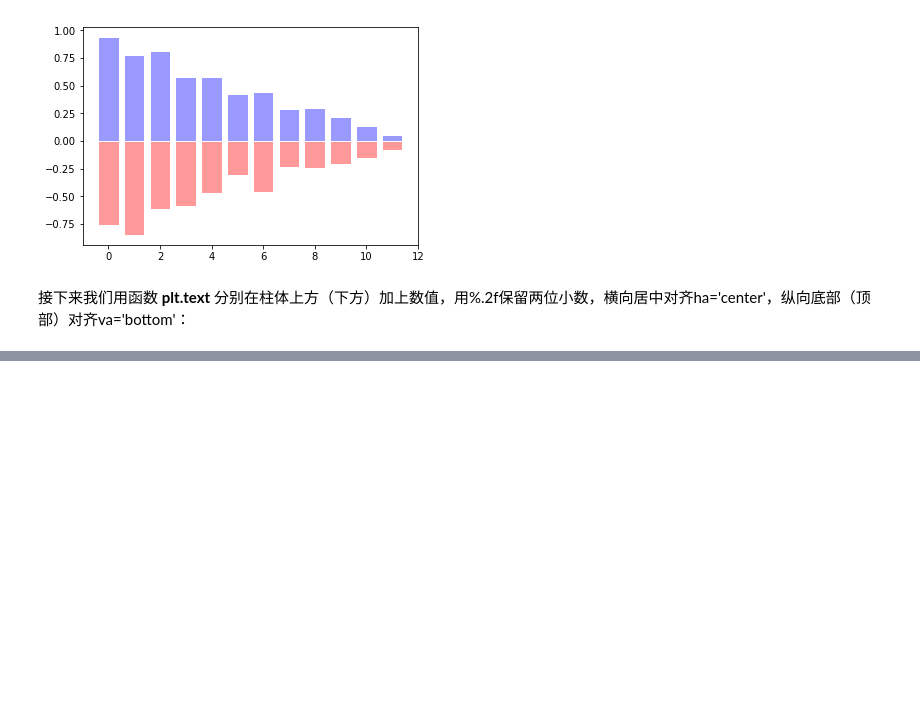
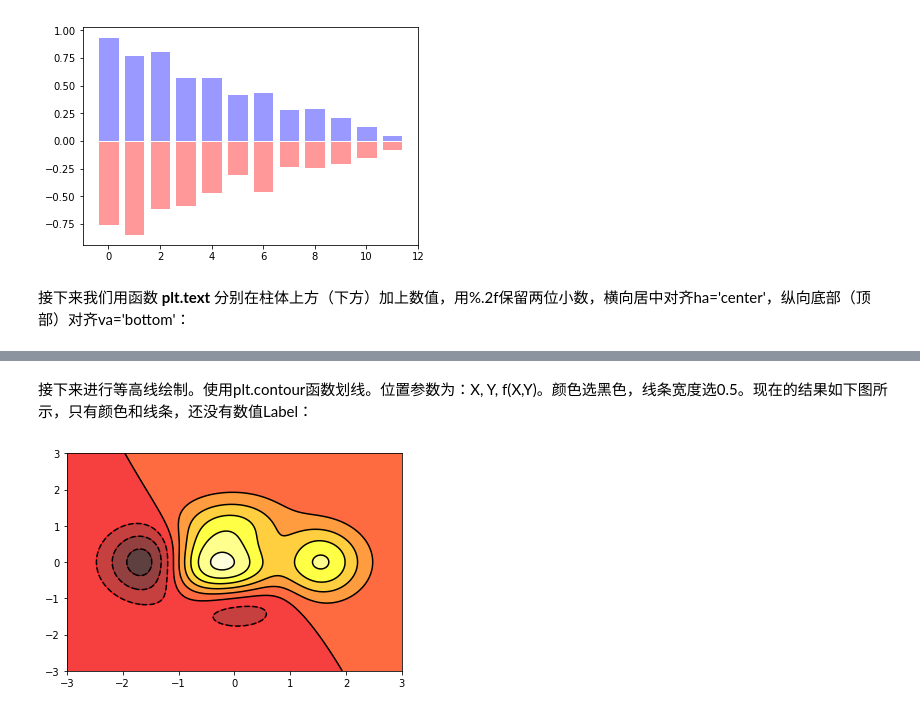
Before and after one commit to van0303/Matplotlib_notebook, a Jupyter notebook: notebooks/01_画图种类.ipynb, the cells around one changed output, grey strips where cells are left out. Saved outputs shown, nothing was run; the diff lists cells and outputs as text; code cells hidden in the pictures; blank space fills up the shorter version.

```diff
--- a/notebooks/01_画图种类.ipynb
+++ b/notebooks/01_画图种类.ipynb
@@ -129,0 +156,10 @@ Y2:[0.92803071 0.70423481 0.7583689  0.68066131 0.50053675 0.31246497
+# %% [markdown]
+接下来进行等高线绘制。使用plt.contour函数划线。位置参数为：X, Y, f(X,Y)。颜色选黑色，线条宽度选0.5。现在的结果如下图所示，只有颜色和线条，还没有数值Label：
+# %%
+# use plt.contourf to filling contours
+# X, Y and value for (X,Y) point
+plt.contourf(X, Y, f(X, Y), 8, alpha=.75, cmap=plt.cm.hot)
+# use plt.contour to add contour lines
+C = plt.contour(X, Y, f(X, Y), 8, colors='black', linewidth=.5)
+# %% [output]
+[figure, added]
```
Also changed, not shown: parts of 28 cells of this notebook, 1 other file.
